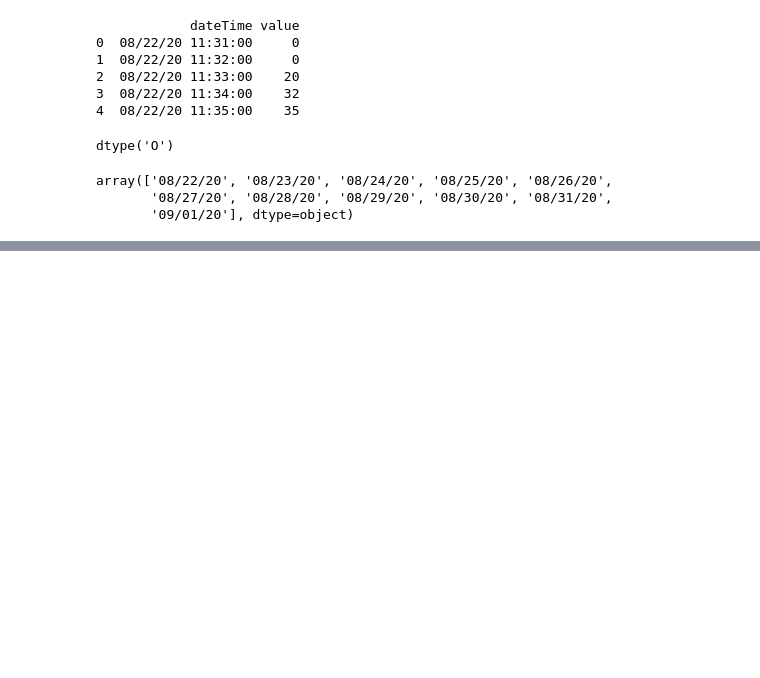
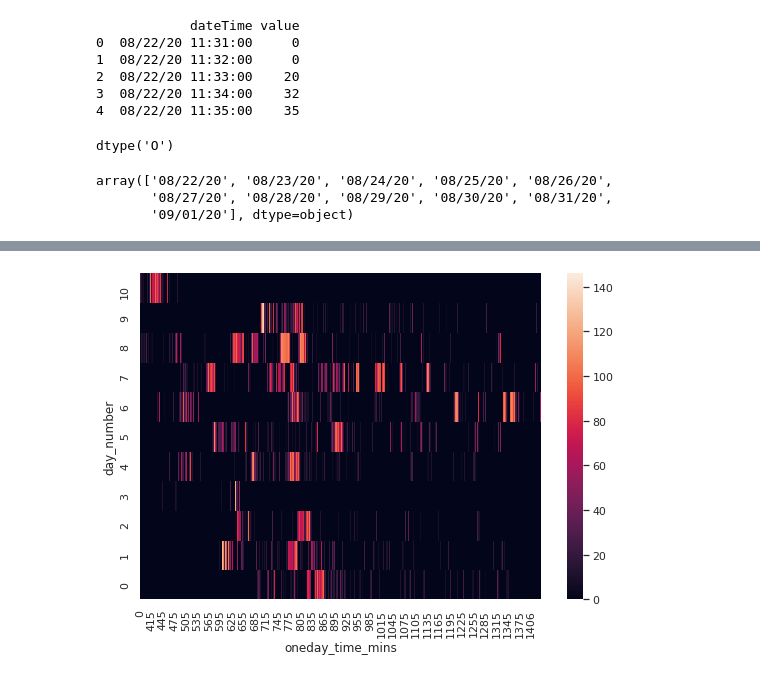
Before and after one commit to inamiotko/HAR_project, a Jupyter notebook: HAR_project.ipynb, the cells around one changed output, grey strips where cells are left out. Saved outputs shown, nothing was run; the diff lists cells and outputs as text; code cells hidden in the pictures; blank space fills up the shorter version.

```diff
--- a/HAR_project.ipynb
+++ b/HAR_project.ipynb
@@ -836,0 +767,13 @@ data
+# %%
+data3 = df[['value','day_number','oneday_time_mins']]
+data3
+data3=data3.pivot(index='day_number', columns='oneday_time_mins', values='value')
+
+data3[np.isnan(data3)] = 0
+# %%
+f, ax = plt.subplots(figsize=(9, 6))
+sns.heatmap(data3)
+ax.invert_yaxis()
+plt.show()
+# %% [output]
+[figure, added]
```
Also changed, not shown: parts of 33 cells of this notebook.
